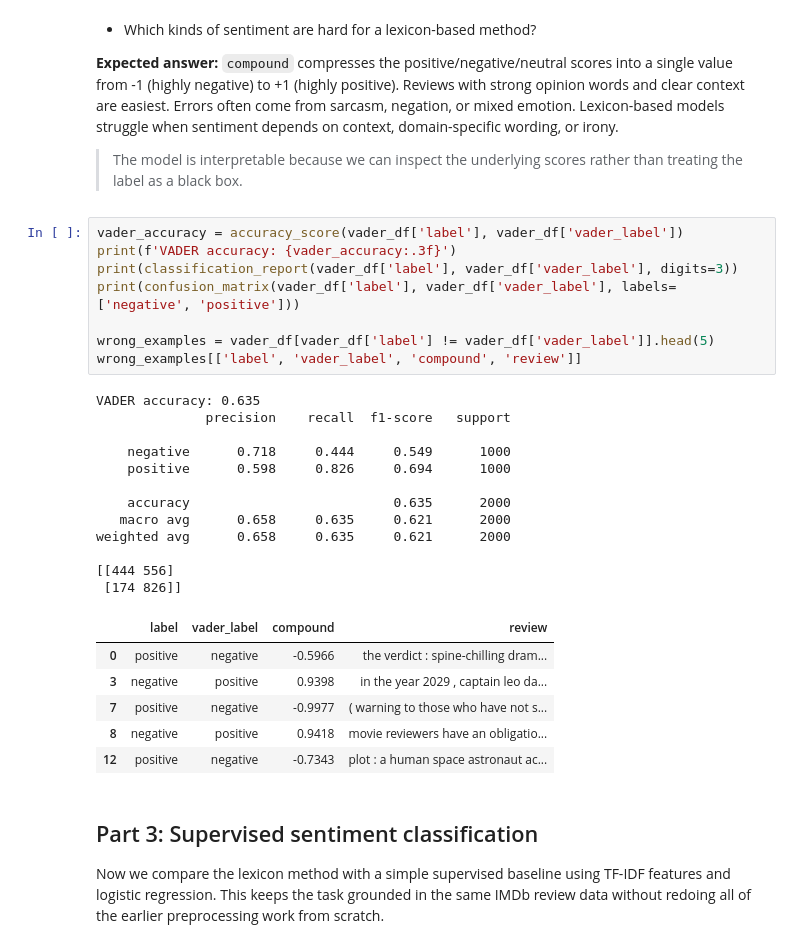
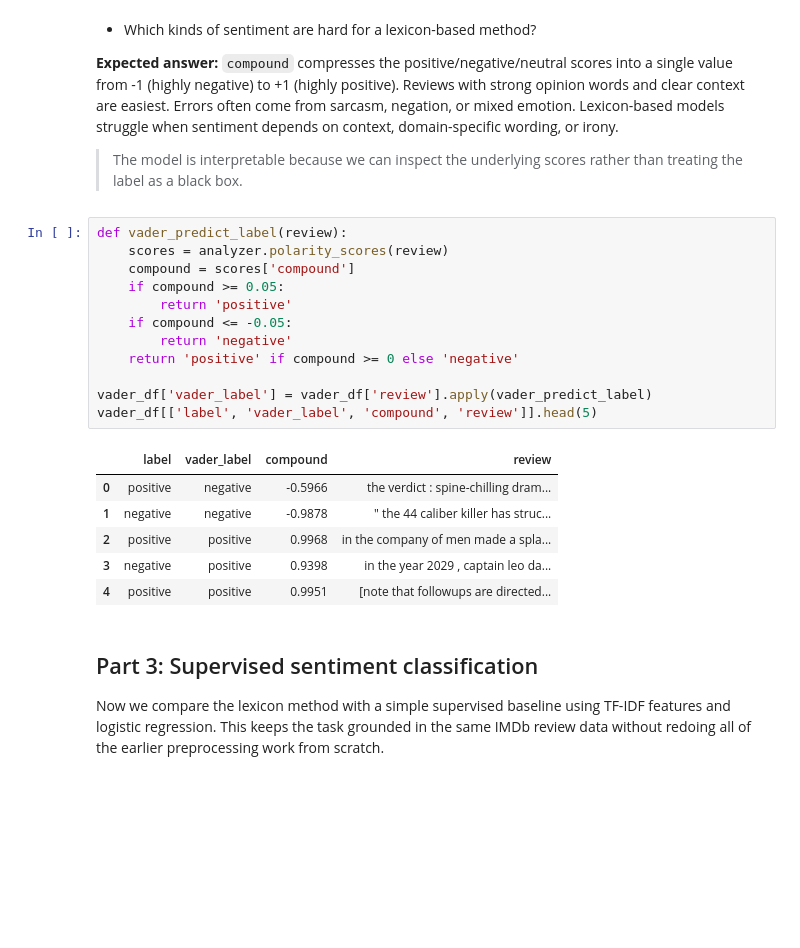
Before and after one commit to obscrivn/mynewbook, a Jupyter notebook: module7/week07_sentiment_practice_solution.ipynb, the cells around one changed output. Drawn from its saved outputs; the diff is of its cells as text; blank space fills up the shorter version.

```diff
--- a/module7/week07_sentiment_practice_solution.ipynb
+++ b/module7/week07_sentiment_practice_solution.ipynb
@@ -119,32 +122,24 @@ vader_df[['review', 'label', 'neg', 'neu', 'pos', 'compound', 'vader_label']].he
 
 > The model is interpretable because we can inspect the underlying scores rather than treating the label as a black box.
 # %%
-vader_accuracy = accuracy_score(vader_df['label'], vader_df['vader_label'])
-print(f'VADER accuracy: {vader_accuracy:.3f}')
-print(classification_report(vader_df['label'], vader_df['vader_label'], digits=3))
-print(confusion_matrix(vader_df['label'], vader_df['vader_label'], labels=['negative', 'positive']))
+def vader_predict_label(review):
+    scores = analyzer.polarity_scores(review)
+    compound = scores['compound']
+    if compound >= 0.05:
+        return 'positive'
+    if compound <= -0.05:
+        return 'negative'
+    return 'positive' if compound >= 0 else 'negative'
 
-wrong_examples = vader_df[vader_df['label'] != vader_df['vader_label']].head(5)
-wrong_examples[['label', 'vader_label', 'compound', 'review']]
+vader_df['vader_label'] = vader_df['review'].apply(vader_predict_label)
+vader_df[['label', 'vader_label', 'compound', 'review']].head(5)
 # %% [output]
-VADER accuracy: 0.635
-              precision    recall  f1-score   support
-
-    negative      0.718     0.444     0.549      1000
-    positive      0.598     0.826     0.694      1000
-
-    accuracy                          0.635      2000
-   macro avg      0.658     0.635     0.621      2000
-weighted avg      0.658     0.635     0.621      2000
-
-[[444 556]
- [174 826]]
 |  | label | vader_label | compound | review |
 | 0 | positive | negative | -0.5966 | the verdict : spine-chilling dram... |
+| 1 | negative | negative | -0.9878 | " the 44 caliber killer has struc... |
+| 2 | positive | positive | 0.9968 | in the company of men made a spla... |
 | 3 | negative | positive | 0.9398 | in the year 2029 , captain leo da... |
-| 7 | positive | negative | -0.9977 | ( warning to those who have not s... |
-| 8 | negative | positive | 0.9418 | movie reviewers have an obligatio... |
-| 12 | positive | negative | -0.7343 | plot : a human space astronaut ac... |
+| 4 | positive | positive | 0.9951 | [note that followups are directed... |
 # %% [markdown]
 ## Part 3: Supervised sentiment classification
 
```
Also changed, not shown: parts of 4 cells of this notebook.
